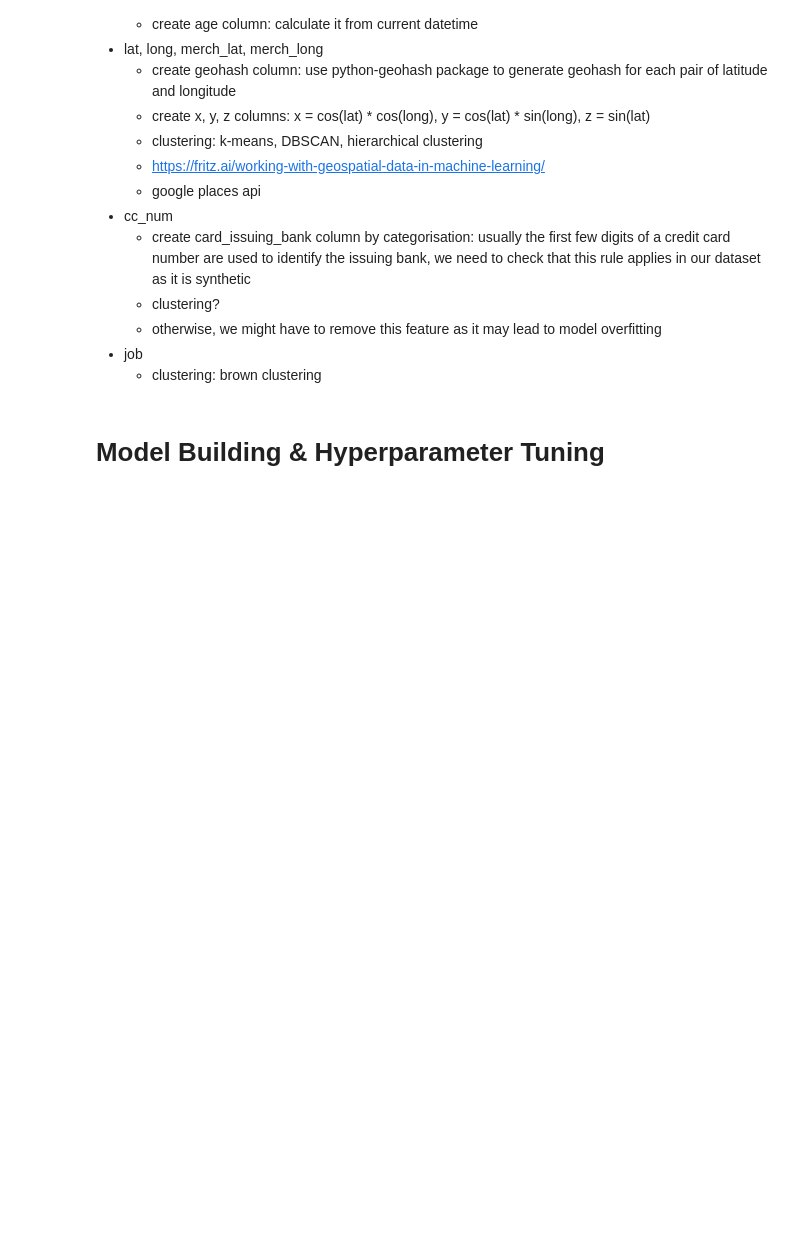
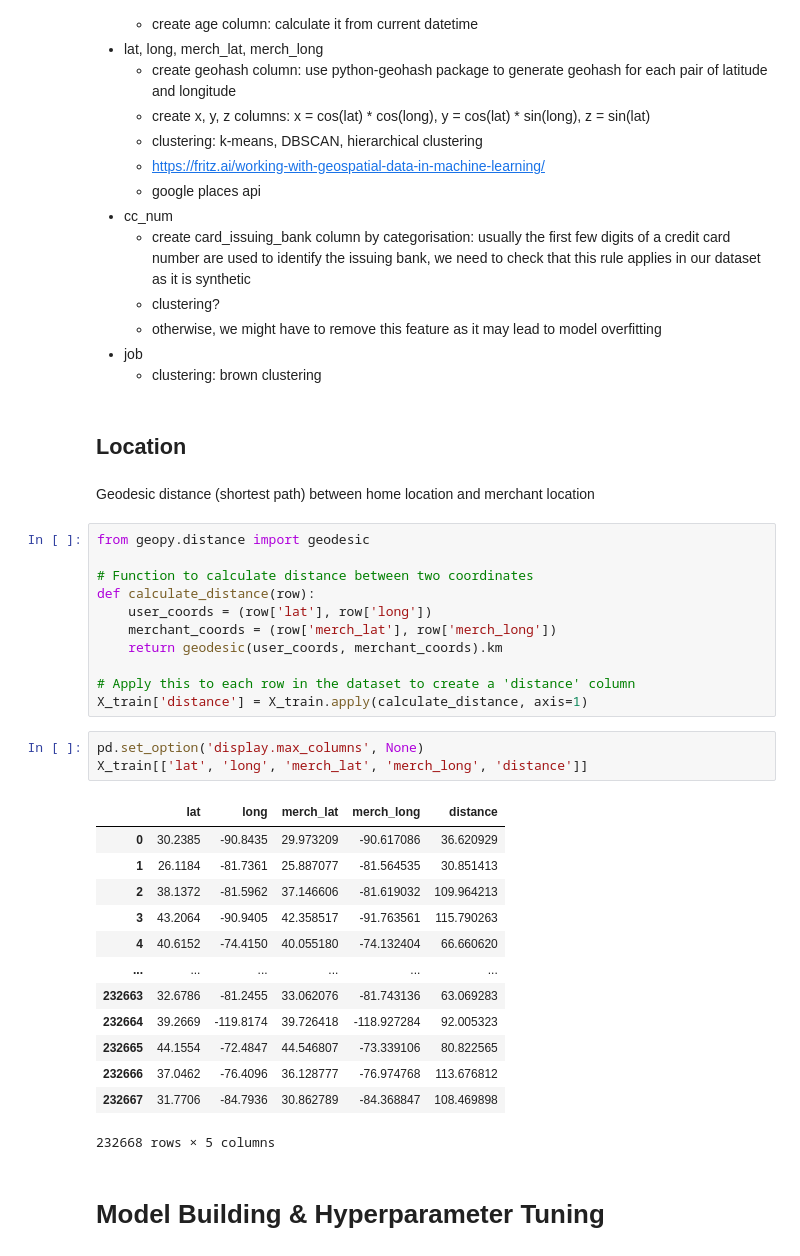
Before and after one commit to jiaweiho72/BT4012, a Jupyter notebook: notebooks/main.ipynb, the cells around one changed output. Saved outputs shown, nothing was run; the diff lists cells and outputs as text; blank space fills up the shorter version.

```diff
--- a/notebooks/main.ipynb
+++ b/notebooks/main.ipynb
@@ -1124,6 +1124,38 @@ X_test = test_df1
     - otherwise, we might have to remove this feature as it may lead to model overfitting
 - job
     - clustering: brown clustering
+# %% [markdown]
+## Location
+# %% [markdown]
+Geodesic distance (shortest path) between home location and merchant location
+# %%
+from geopy.distance import geodesic
+
+# Function to calculate distance between two coordinates
+def calculate_distance(row):
+    user_coords = (row['lat'], row['long'])
+    merchant_coords = (row['merch_lat'], row['merch_long'])
+    return geodesic(user_coords, merchant_coords).km
+
+# Apply this to each row in the dataset to create a 'distance' column
+X_train['distance'] = X_train.apply(calculate_distance, axis=1)
+# %%
+pd.set_option('display.max_columns', None)
+X_train[['lat', 'long', 'merch_lat', 'merch_long', 'distance']]
+# %% [output]
+|  | lat | long | merch_lat | merch_long | distance |
+| 0 | 30.2385 | -90.8435 | 29.973209 | -90.617086 | 36.620929 |
+| 1 | 26.1184 | -81.7361 | 25.887077 | -81.564535 | 30.851413 |
+| 2 | 38.1372 | -81.5962 | 37.146606 | -81.619032 | 109.964213 |
+| 3 | 43.2064 | -90.9405 | 42.358517 | -91.763561 | 115.790263 |
+| 4 | 40.6152 | -74.4150 | 40.055180 | -74.132404 | 66.660620 |
+| ... | ... | ... | ... | ... | ... |
+| 232663 | 32.6786 | -81.2455 | 33.062076 | -81.743136 | 63.069283 |
+| 232664 | 39.2669 | -119.8174 | 39.726418 | -118.927284 | 92.005323 |
+| 232665 | 44.1554 | -72.4847 | 44.546807 | -73.339106 | 80.822565 |
+| 232666 | 37.0462 | -76.4096 | 36.128777 | -76.974768 | 113.676812 |
+| 232667 | 31.7706 | -84.7936 | 30.862789 | -84.368847 | 108.469898 |
+232668 rows × 5 columns
 # %% [markdown]
 # Model Building & Hyperparameter Tuning
 # %% [markdown]
```
Also changed, not shown: 3 other files.
